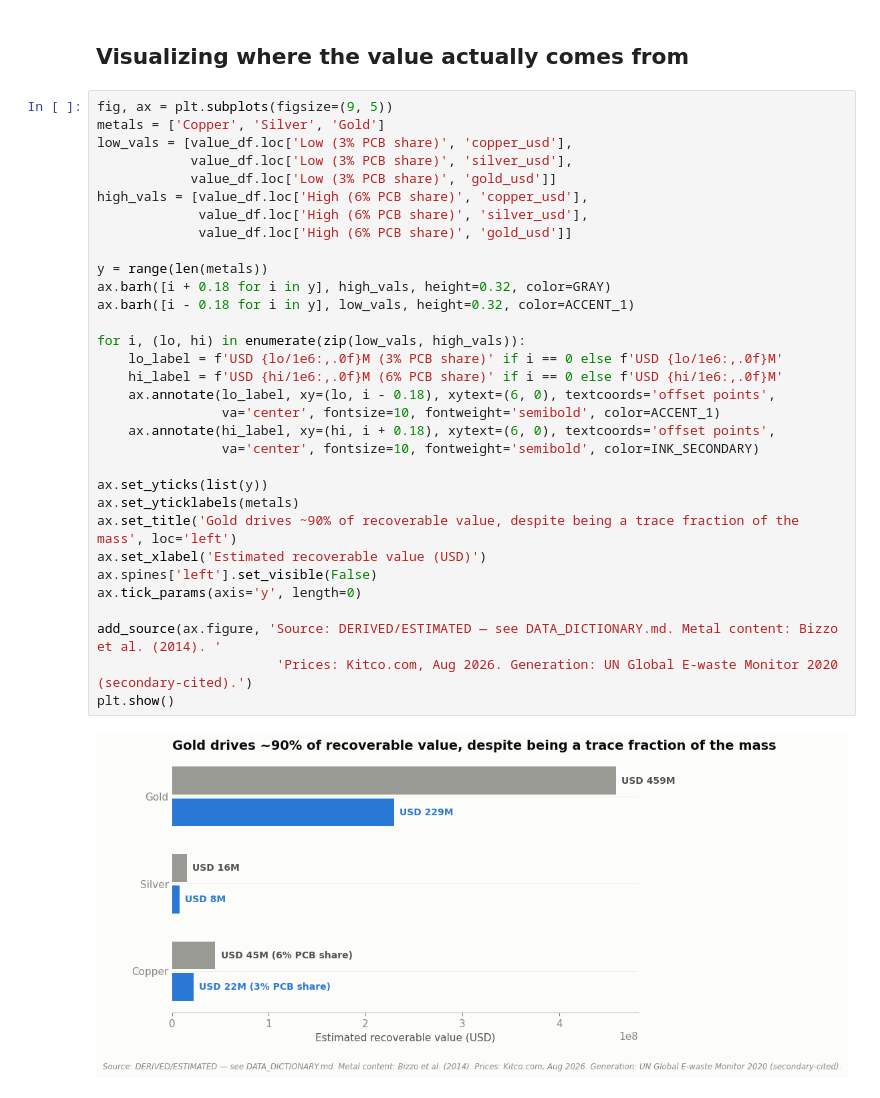
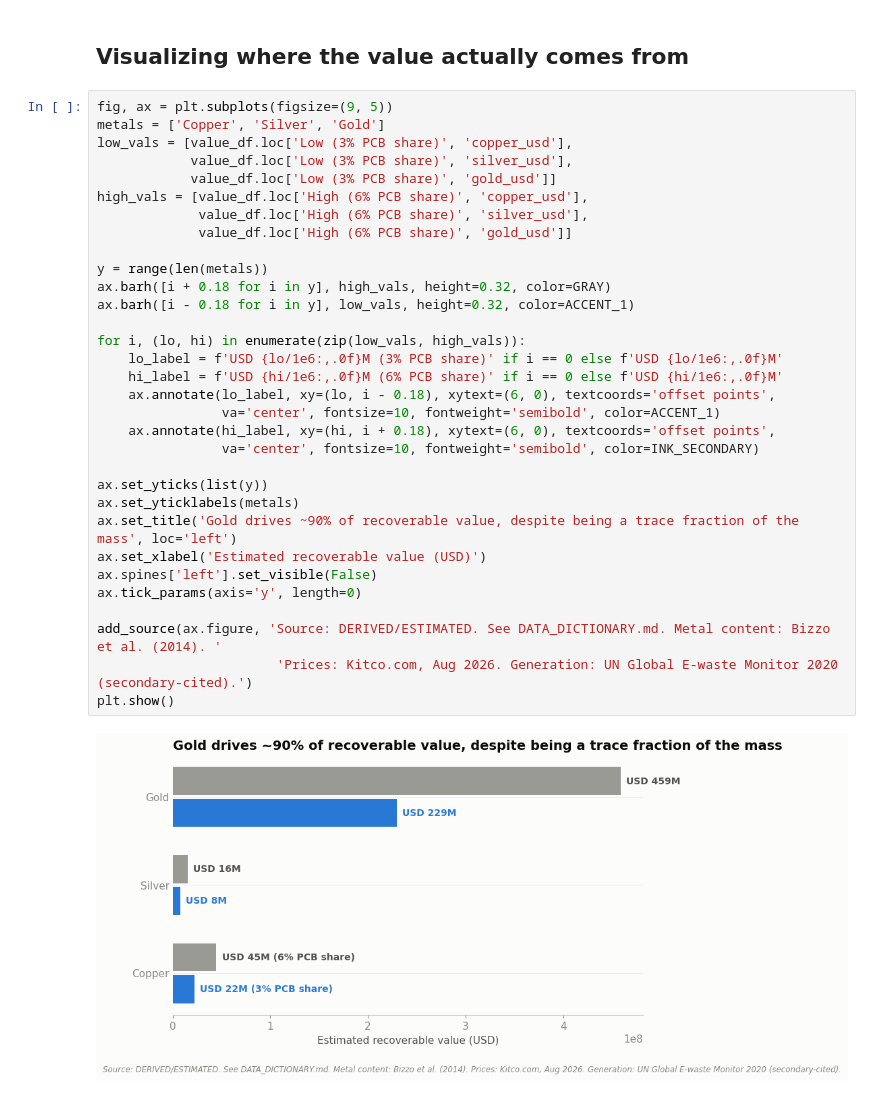
Before and after one commit to ooi-darren/malaysia-ewaste-opportunity, a Jupyter notebook: notebooks/01-recoverable-value-sizing.ipynb, the cells around one changed output. Cells and saved outputs as stored; diff of their text form.

```diff
--- a/notebooks/01-recoverable-value-sizing.ipynb
+++ b/notebooks/01-recoverable-value-sizing.ipynb
@@ -108,35 +108,35 @@ fig, ax = plt.subplots(figsize=(9, 5))
 metals = ['Copper', 'Silver', 'Gold']
 low_vals = [value_df.loc['Low (3% PCB share)', 'copper_usd'],
             value_df.loc['Low (3% PCB share)', 'silver_usd'],
             value_df.loc['Low (3% PCB share)', 'gold_usd']]
 high_vals = [value_df.loc['High (6% PCB share)', 'copper_usd'],
              value_df.loc['High (6% PCB share)', 'silver_usd'],
              value_df.loc['High (6% PCB share)', 'gold_usd']]
 
 y = range(len(metals))
 ax.barh([i + 0.18 for i in y], high_vals, height=0.32, color=GRAY)
 ax.barh([i - 0.18 for i in y], low_vals, height=0.32, color=ACCENT_1)
 
 for i, (lo, hi) in enumerate(zip(low_vals, high_vals)):
     lo_label = f'USD {lo/1e6:,.0f}M (3% PCB share)' if i == 0 else f'USD {lo/1e6:,.0f}M'
     hi_label = f'USD {hi/1e6:,.0f}M (6% PCB share)' if i == 0 else f'USD {hi/1e6:,.0f}M'
     ax.annotate(lo_label, xy=(lo, i - 0.18), xytext=(6, 0), textcoords='offset points',
                 va='center', fontsize=10, fontweight='semibold', color=ACCENT_1)
     ax.annotate(hi_label, xy=(hi, i + 0.18), xytext=(6, 0), textcoords='offset points',
                 va='center', fontsize=10, fontweight='semibold', color=INK_SECONDARY)
 
 ax.set_yticks(list(y))
 ax.set_yticklabels(metals)
 ax.set_title('Gold drives ~90% of recoverable value, despite being a trace fraction of the mass', loc='left')
 ax.set_xlabel('Estimated recoverable value (USD)')
 ax.spines['left'].set_visible(False)
 ax.tick_params(axis='y', length=0)
 
-add_source(ax.figure, 'Source: DERIVED/ESTIMATED — see DATA_DICTIONARY.md. Metal content: Bizzo et al. (2014). '
+add_source(ax.figure, 'Source: DERIVED/ESTIMATED. See DATA_DICTIONARY.md. Metal content: Bizzo et al. (2014). '
                        'Prices: Kitco.com, Aug 2026. Generation: UN Global E-waste Monitor 2020 (secondary-cited).')
 plt.show()
 # %% [output]
-[figure, old version]
+[figure, new version]
 # %% [markdown]
 ## Strategic Recommendation
 
```
Also changed, not shown: parts of 5 cells of this notebook, 4 other files.
